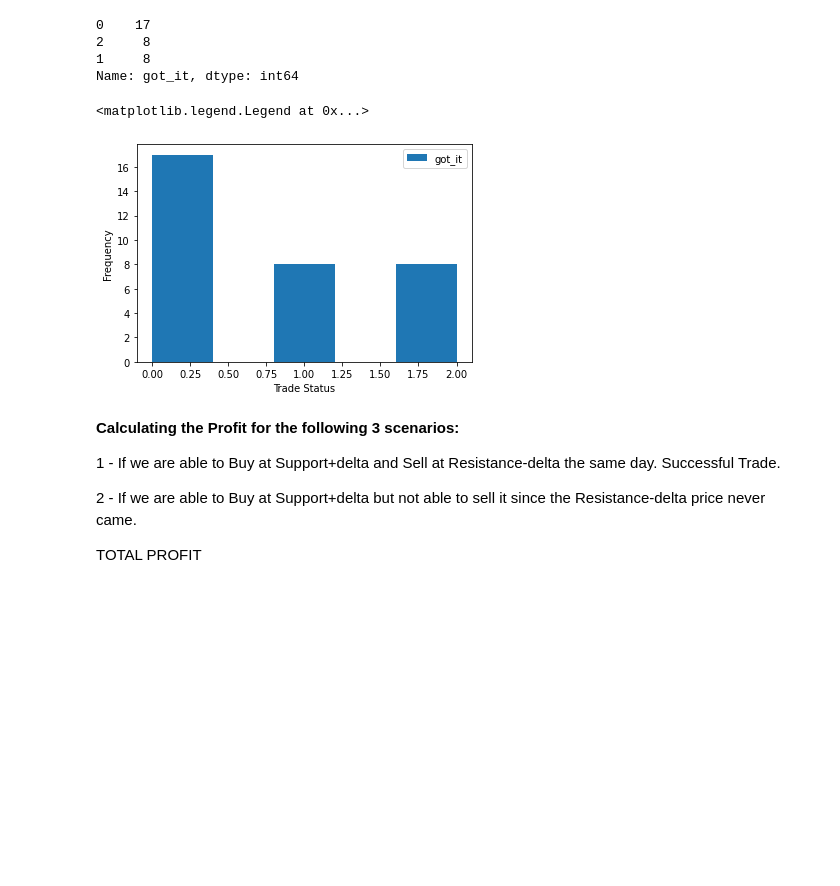
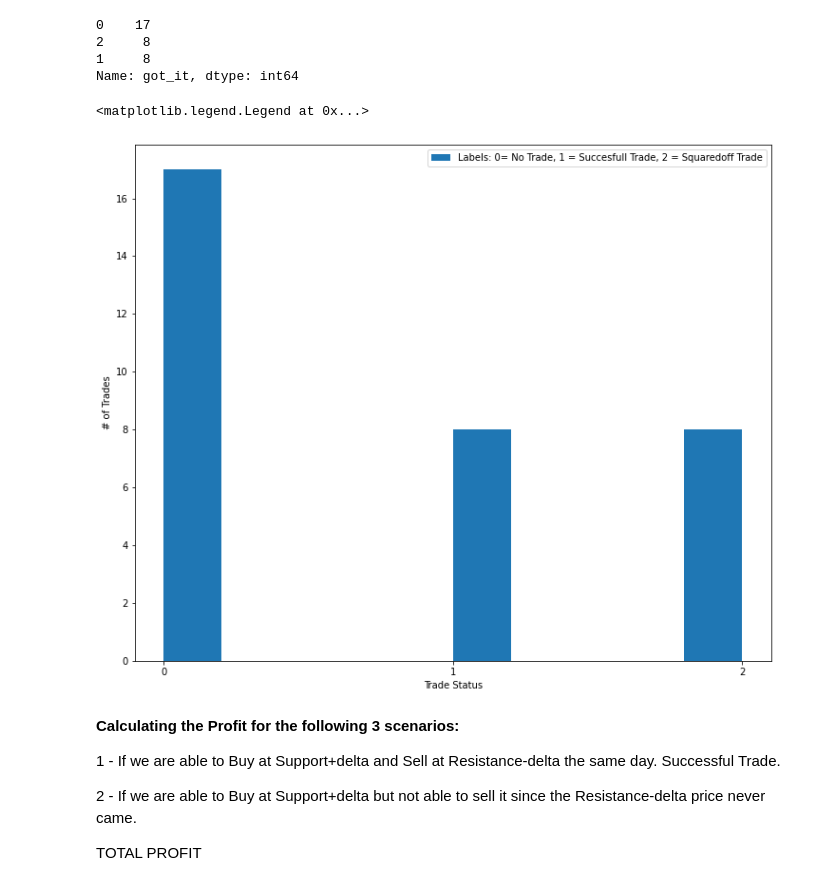
Before and after one commit to mastermindankur/stock-analysis, a Jupyter notebook: Support_Resistance_SK_Anku_Analysis.ipynb, the cells around one changed output. Cells and saved outputs as stored; diff of their text form; code cells hidden in the pictures; blank space fills up the shorter version.

```diff
--- a/Support_Resistance_SK_Anku_Analysis.ipynb
+++ b/Support_Resistance_SK_Anku_Analysis.ipynb
@@ -119,13 +119,14 @@ sbi['got_it'].value_counts()
 1     8
 Name: got_it, dtype: int64
 # %%
-sbi['got_it'].plot.hist(bins=5)
-plt.ylabel('Frequency')
+sbi['got_it'].plot.hist(label='Labels: 0= No Trade, 1 = Succesfull Trade, 2 = Squaredoff Trade', figsize=(12,10))
+plt.ylabel('# of Trades')
 plt.xlabel('Trade Status')
+plt.xticks([0,1,2])
 plt.legend()
 # %% [output]
 <matplotlib.legend.Legend at 0x...>
-[figure, old version]
+[figure, new version]
 # %% [markdown]
 **Calculating the Profit for the following 3 scenarios:**
 
```
Also changed, not shown: parts of 1 cell of this notebook.
